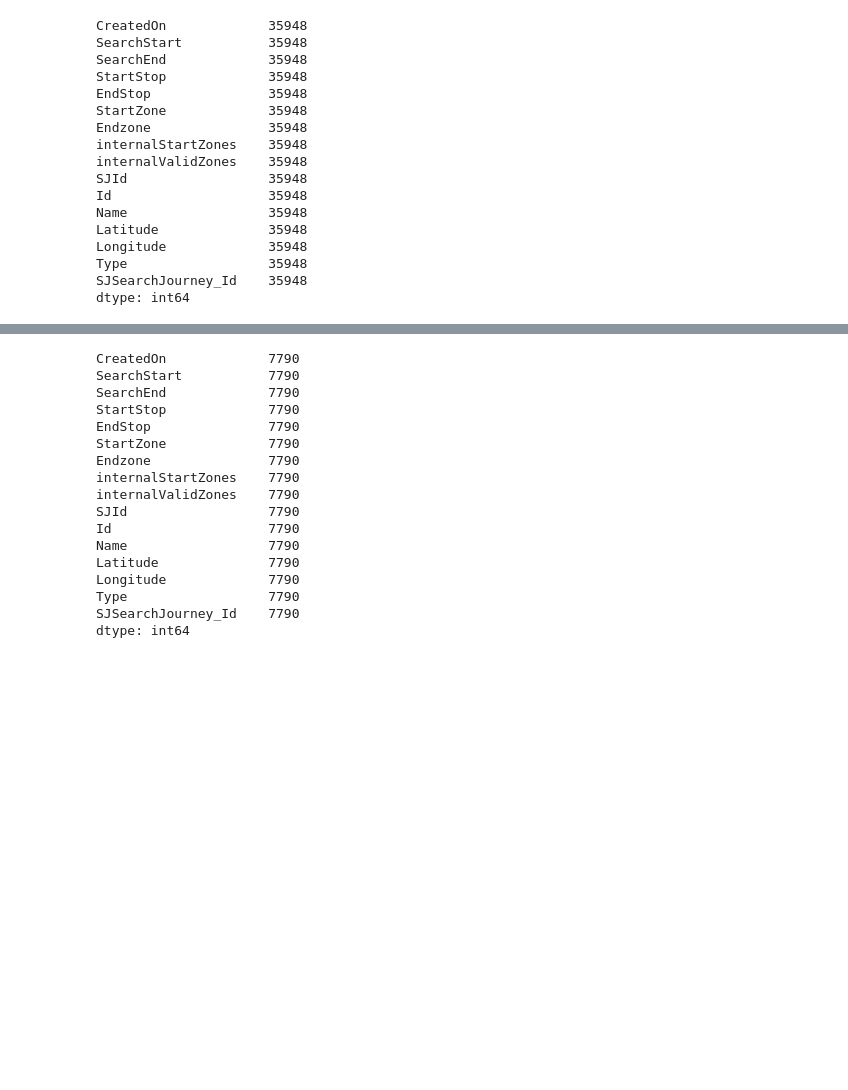
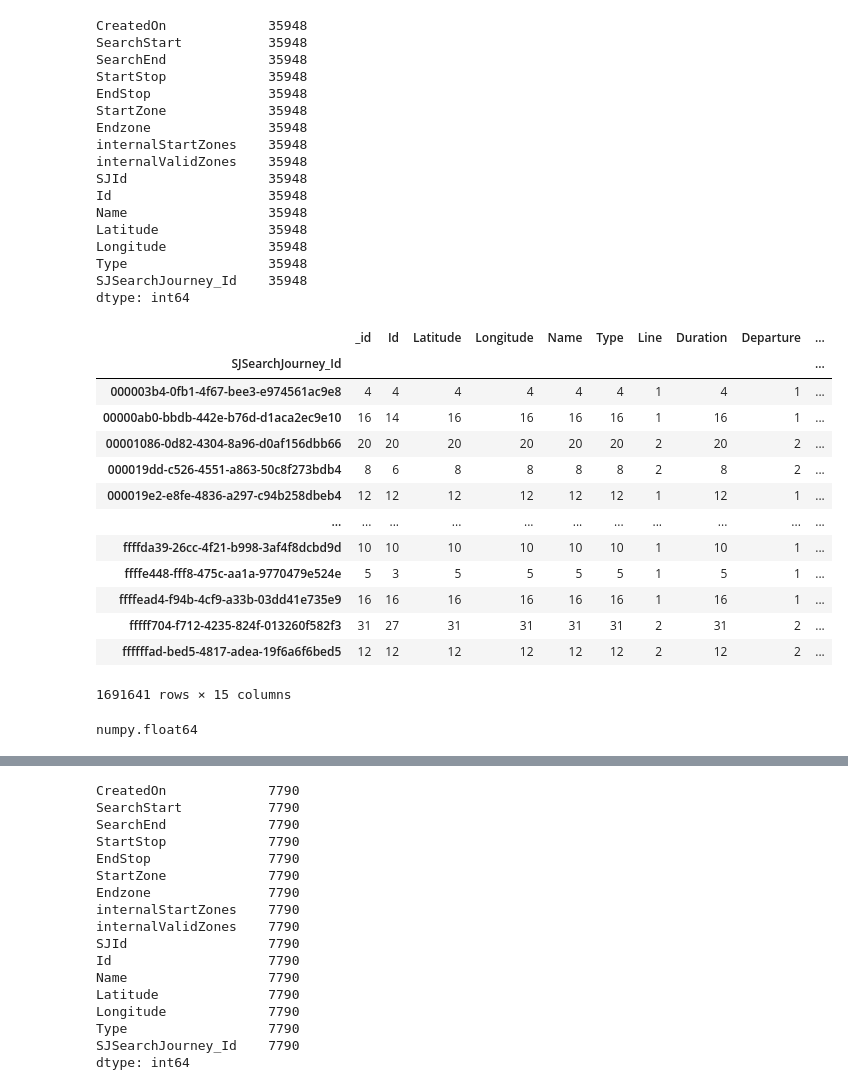
Before and after one commit to monicahardt/BachelorProject, a Jupyter notebook: Notebooks/SJ_Tests.ipynb, the cells around one changed output, grey strips where cells are left out. Saved outputs shown, nothing was run; the diff lists cells and outputs as text; code cells hidden in the pictures; blank space fills up the shorter version.

```diff
--- a/Notebooks/SJ_Tests.ipynb
+++ b/Notebooks/SJ_Tests.ipynb
@@ -99,6 +104,25 @@ Longitude             35948
 Type                  35948
 SJSearchJourney_Id    35948
 dtype: int64
+# %%
+import pandas as pd
+all_data = pd.read_csv('../Data/SJ_results.csv')
+all_data.groupby('SJSearchJourney_Id').count()
+# %% [output]
+|  | _id | Id | Latitude | Longitude | Name | Type | Line | Duration | Departure | ... |
+| SJSearchJourney_Id |  |  |  |  |  |  |  |  |  | ... |
+| 000003b4-0fb1-4f67-bee3-e974561ac9e8 | 4 | 4 | 4 | 4 | 4 | 4 | 1 | 4 | 1 | ... |
+| 00000ab0-bbdb-442e-b76d-d1aca2ec9e10 | 16 | 14 | 16 | 16 | 16 | 16 | 1 | 16 | 1 | ... |
+| 00001086-0d82-4304-8a96-d0af156dbb66 | 20 | 20 | 20 | 20 | 20 | 20 | 2 | 20 | 2 | ... |
+| 000019dd-c526-4551-a863-50c8f273bdb4 | 8 | 6 | 8 | 8 | 8 | 8 | 2 | 8 | 2 | ... |
+| 000019e2-e8fe-4836-a297-c94b258dbeb4 | 12 | 12 | 12 | 12 | 12 | 12 | 1 | 12 | 1 | ... |
+| ... | ... | ... | ... | ... | ... | ... | ... | ... | ... | ... |
+| ffffda39-26cc-4f21-b998-3af4f8dcbd9d | 10 | 10 | 10 | 10 | 10 | 10 | 1 | 10 | 1 | ... |
+| ffffe448-fff8-475c-aa1a-9770479e524e | 5 | 3 | 5 | 5 | 5 | 5 | 1 | 5 | 1 | ... |
+| ffffead4-f94b-4cf9-a33b-03dd41e735e9 | 16 | 16 | 16 | 16 | 16 | 16 | 1 | 16 | 1 | ... |
+| fffff704-f712-4235-824f-013260f582f3 | 31 | 27 | 31 | 31 | 31 | 31 | 2 | 31 | 2 | ... |
+| ffffffad-bed5-4817-adea-19f6a6f6bed5 | 12 | 12 | 12 | 12 | 12 | 12 | 2 | 12 | 2 | ... |
+1691641 rows × 15 columns
 # %%
 #Copenhagen filtering
 condition_1_cph = (
@@ -114,0 +154,4 @@ condition_2_cph = (
+# %%
+type(all_data['SectionStartZone'].loc[0])
+# %% [output]
+numpy.float64
```
Also changed, not shown: parts of 5 cells of this notebook, 1 other file.
